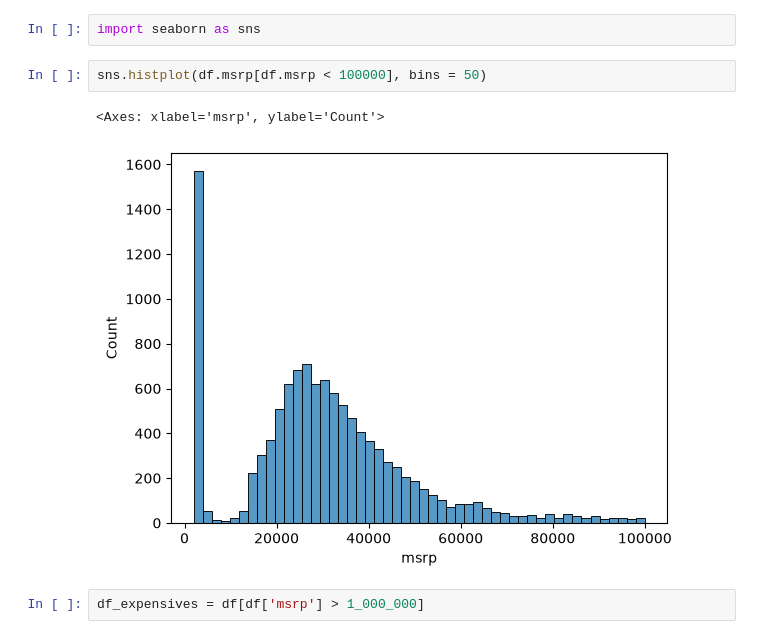
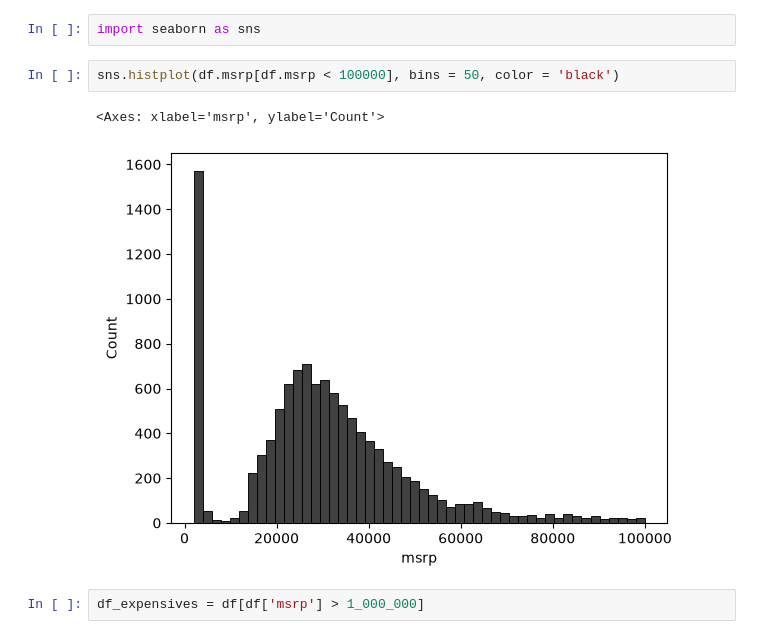
Before and after one commit to GabrielFerreiraAbel/Math-to-models, a Jupyter notebook: machine_learning/2.predict-car-price/predict-car-price.ipynb, the cells around one changed output. Cells and saved outputs as stored; diff of their text form.

```diff
--- a/machine_learning/2.predict-car-price/predict-car-price.ipynb
+++ b/machine_learning/2.predict-car-price/predict-car-price.ipynb
@@ -60,10 +60,10 @@ msrp
 # %%
 import seaborn as sns
 # %%
-sns.histplot(df.msrp[df.msrp < 100000], bins = 50)
+sns.histplot(df.msrp[df.msrp < 100000], bins = 50, color = 'black')
 # %% [output]
 <Axes: xlabel='msrp', ylabel='Count'>
-[figure, old version]
+[figure, new version]
 # %%
 df_expensives = df[df['msrp'] > 1_000_000]
 # %%
```
Also changed, not shown: parts of 36 cells of this notebook.
